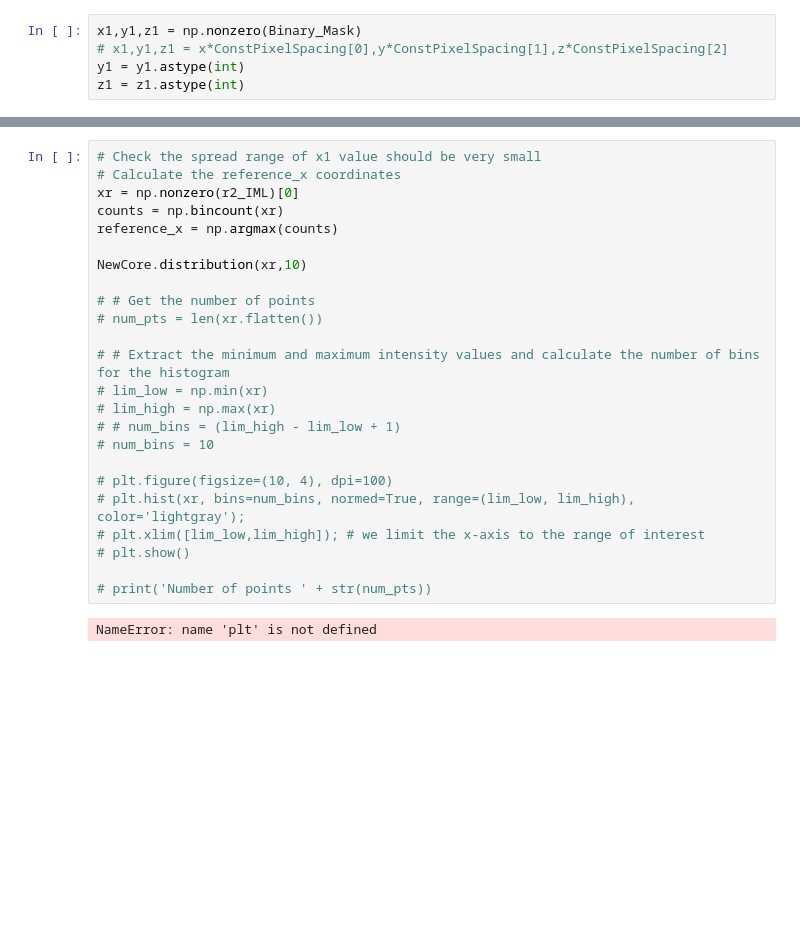
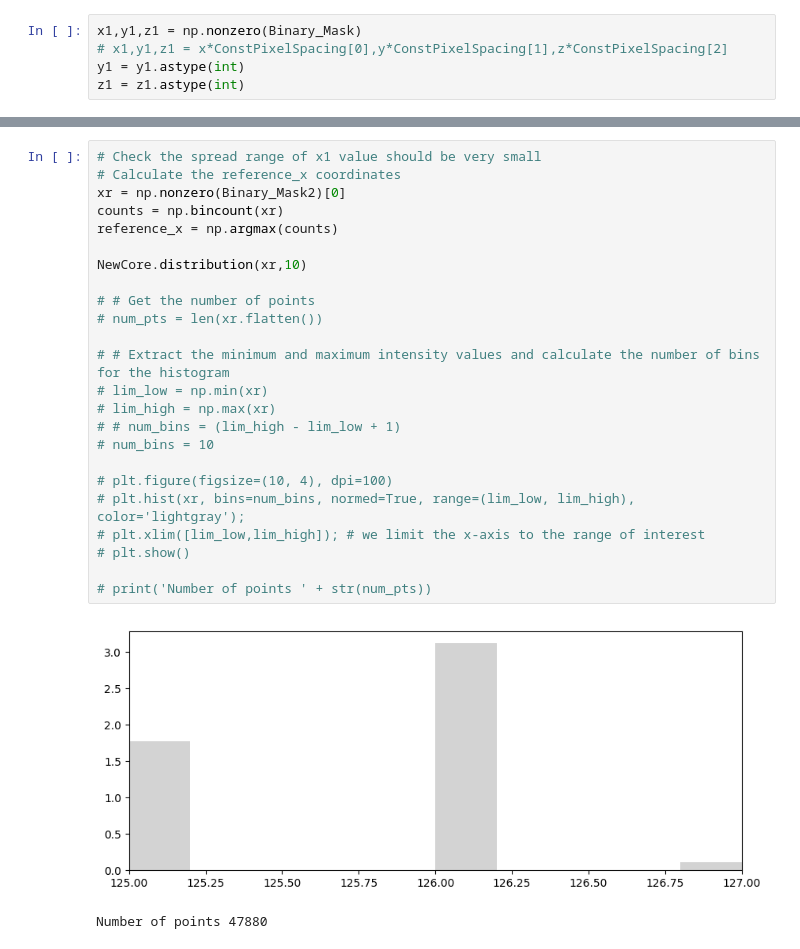
Before and after one commit to fair77637/DC_Imaging, a Jupyter notebook: RotationBased_MPS.ipynb, the cells around one changed output, grey strips where cells are left out. Saved outputs shown, nothing was run; the diff lists cells and outputs as text; blank space fills up the shorter version.

```diff
--- a/RotationBased_MPS.ipynb
+++ b/RotationBased_MPS.ipynb
@@ -217,27 +286,28 @@ plt.show()
 # %%
 # Check the spread range of x1 value should be very small
 # Calculate the reference_x coordinates
-xr = np.nonzero(r2_IML)[0]
+xr = np.nonzero(Binary_Mask2)[0]
 counts = np.bincount(xr)
 reference_x = np.argmax(counts)
 
 NewCore.distribution(xr,10)
 
 # # Get the number of points
 # num_pts = len(xr.flatten())
 
 # # Extract the minimum and maximum intensity values and calculate the number of bins for the histogram
 # lim_low = np.min(xr)
 # lim_high = np.max(xr)
 # # num_bins = (lim_high - lim_low + 1)
 # num_bins = 10
 
 # plt.figure(figsize=(10, 4), dpi=100)
 # plt.hist(xr, bins=num_bins, normed=True, range=(lim_low, lim_high), color='lightgray');
 # plt.xlim([lim_low,lim_high]); # we limit the x-axis to the range of interest
 # plt.show()
 
 # print('Number of points ' + str(num_pts))
 # %% [output]
+[figure, added]
-NameError: name 'plt' is not defined
+Number of points 47880
 # %%
```
Also changed, not shown: parts of 20 cells of this notebook, 22 other files.
